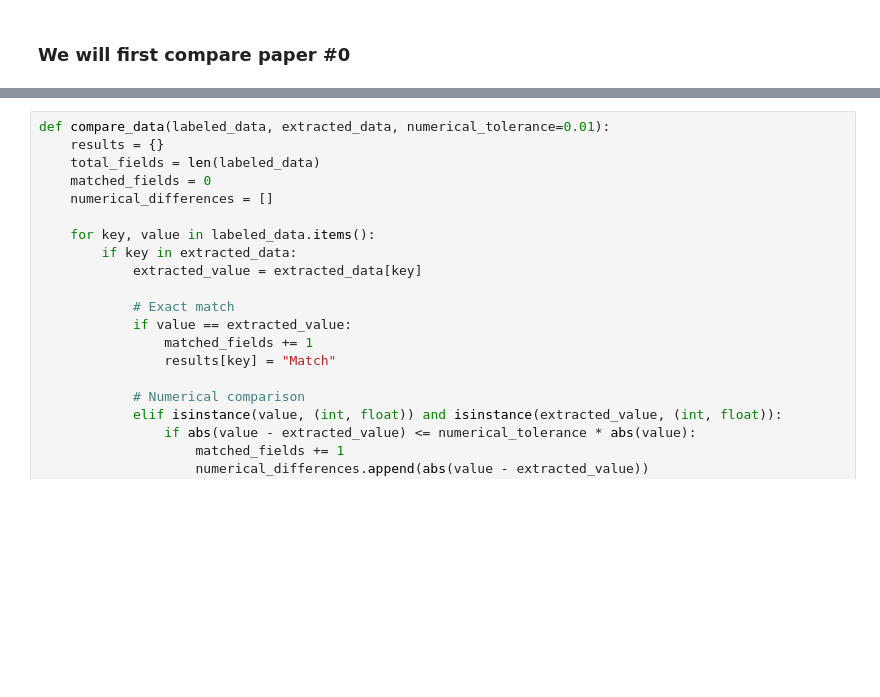
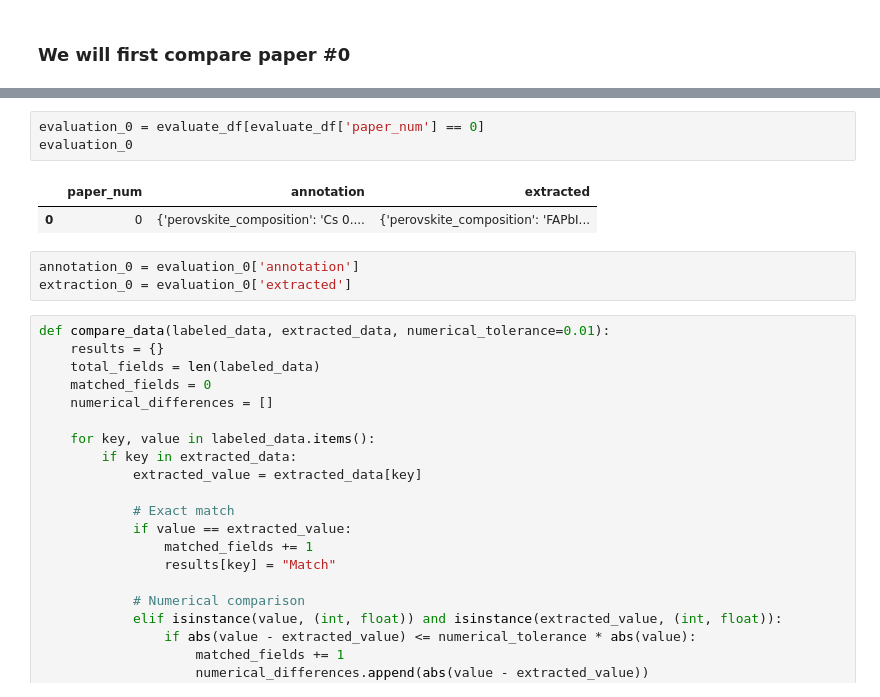
Before and after one commit to kanggunh/DSC180_B11_Q2, a Jupyter notebook: evaluation_final.ipynb, the cells around one changed output, grey strips where cells are left out. Drawn from its saved outputs; the diff is of its cells as text; blank space fills up the shorter version.

```diff
--- a/evaluation_final.ipynb
+++ b/evaluation_final.ipynb
@@ -186,3 +186,12 @@ extraction_0= extraction_df[extraction_df["paper_num"]==0]['output'][77]
+# %%
+evaluation_0 = evaluate_df[evaluate_df['paper_num'] == 0]
+evaluation_0
+# %% [output]
+|  | paper_num | annotation | extracted |
+| 0 | 0 | {'perovskite_composition': 'Cs 0.... | {'perovskite_composition': 'FAPbI... |
+# %%
+annotation_0 = evaluation_0['annotation']
+extraction_0 = evaluation_0['extracted']
 # %%
 def compare_data(labeled_data, extracted_data, numerical_tolerance=0.01):
     results = {}
```
Also changed, not shown: parts of 7 cells of this notebook, 1 other file.
